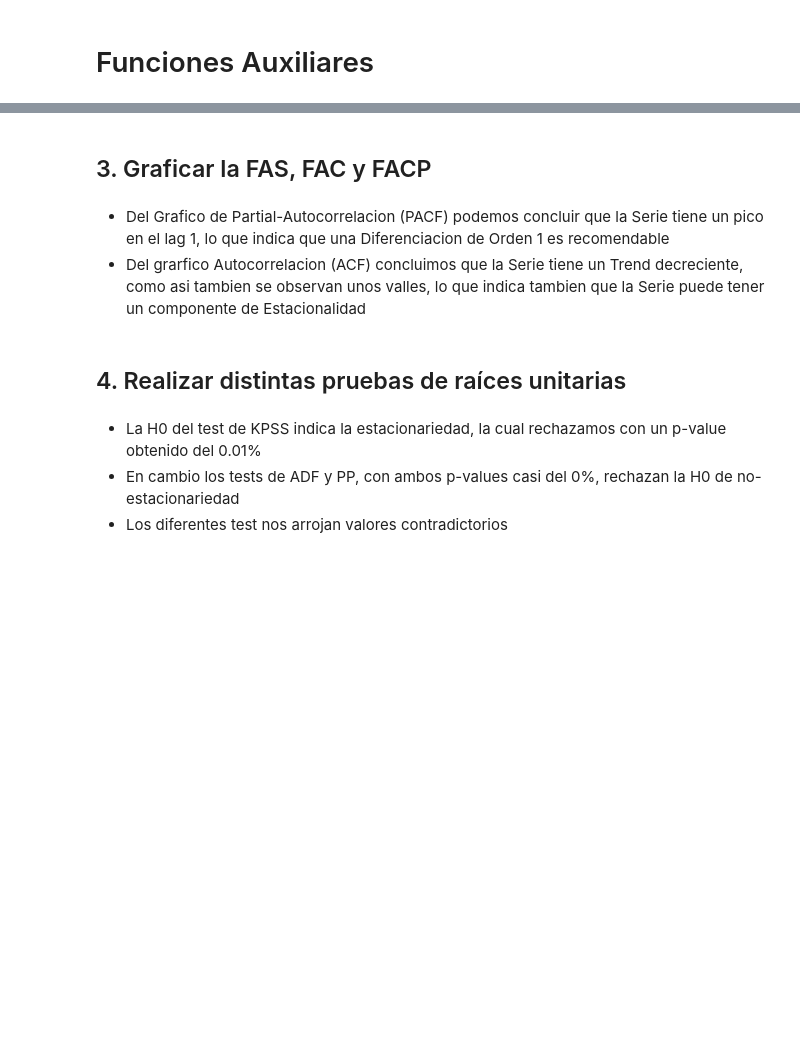
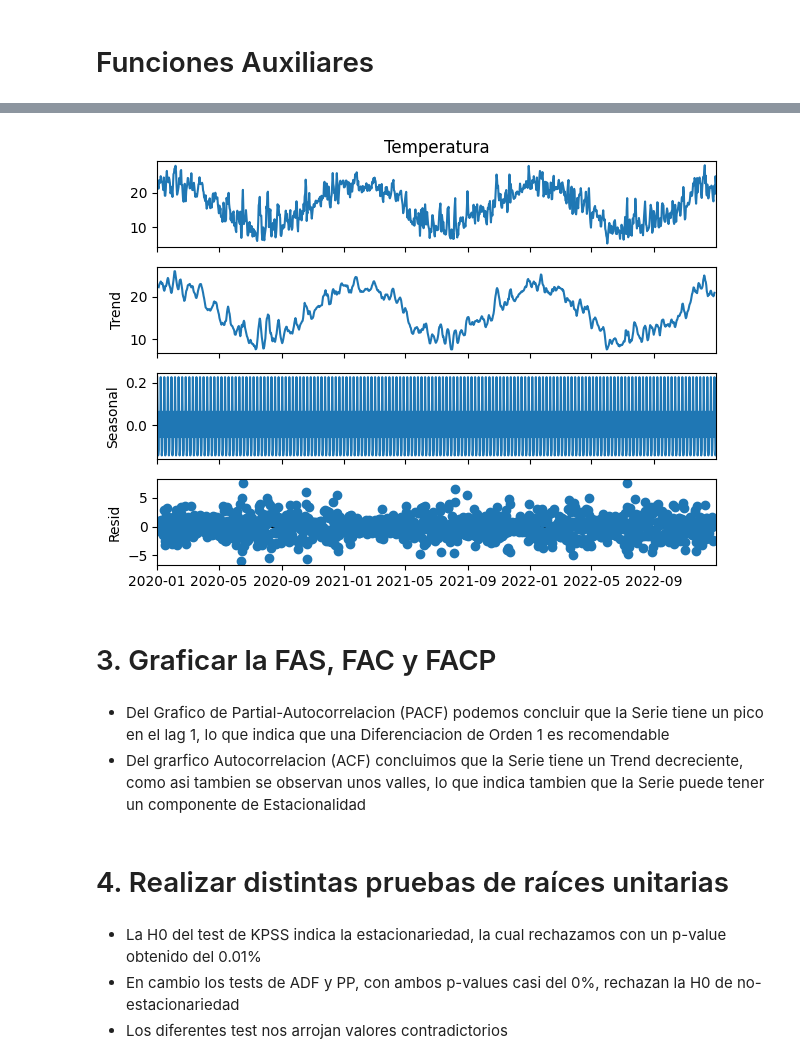
Before and after one commit to AndresMontesDeOca/TimeSeries, a Jupyter notebook: TP1_Ale_v2.ipynb, the cells around one changed output, grey strips where cells are left out. Drawn from its saved outputs; the diff is of its cells as text; code cells hidden in the pictures; blank space fills up the shorter version.

```diff
--- a/TP1_Ale_v2.ipynb
+++ b/TP1_Ale_v2.ipynb
@@ -441,5 +470,12 @@ def diferenciacion(y):
+# %%
+# Temperatura
+decompose_temperatura = seasonal_decompose(data['Temperatura'], model='additive', period=7)
+decompose_temperatura.plot()
+plt.show()
+# %% [output]
+[figure, added]
 # %% [markdown]
-## 3. Graficar la FAS, FAC y FACP
+# 3. Graficar la FAS, FAC y FACP
 # %%
 # Graficamos las Funciones de Autocorrelacion
 
@@ -462,7 +498,7 @@ plt.show()
 - Del Grafico de Partial-Autocorrelacion (PACF) podemos concluir que la Serie tiene un pico en el lag 1, lo que indica que una Diferenciacion de Orden 1 es recomendable
 - Del grarfico Autocorrelacion (ACF) concluimos que la Serie tiene un Trend decreciente, como asi tambien se observan unos valles, lo que indica tambien que la Serie puede tener un componente de Estacionalidad
 # %% [markdown]
-## 4. Realizar distintas pruebas de raíces unitarias
+# 4. Realizar distintas pruebas de raíces unitarias
 # %%
 # Tests Analiticos de Diferenciacion
 
```
Also changed, not shown: parts of 10 cells of this notebook.
